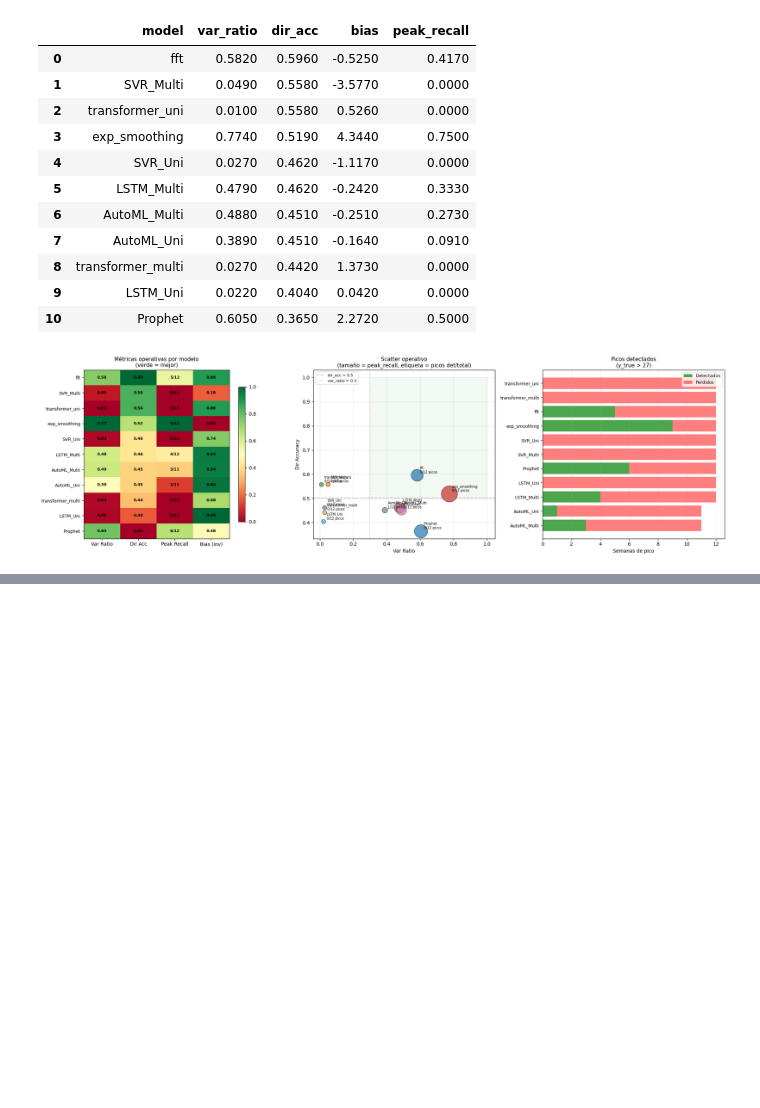
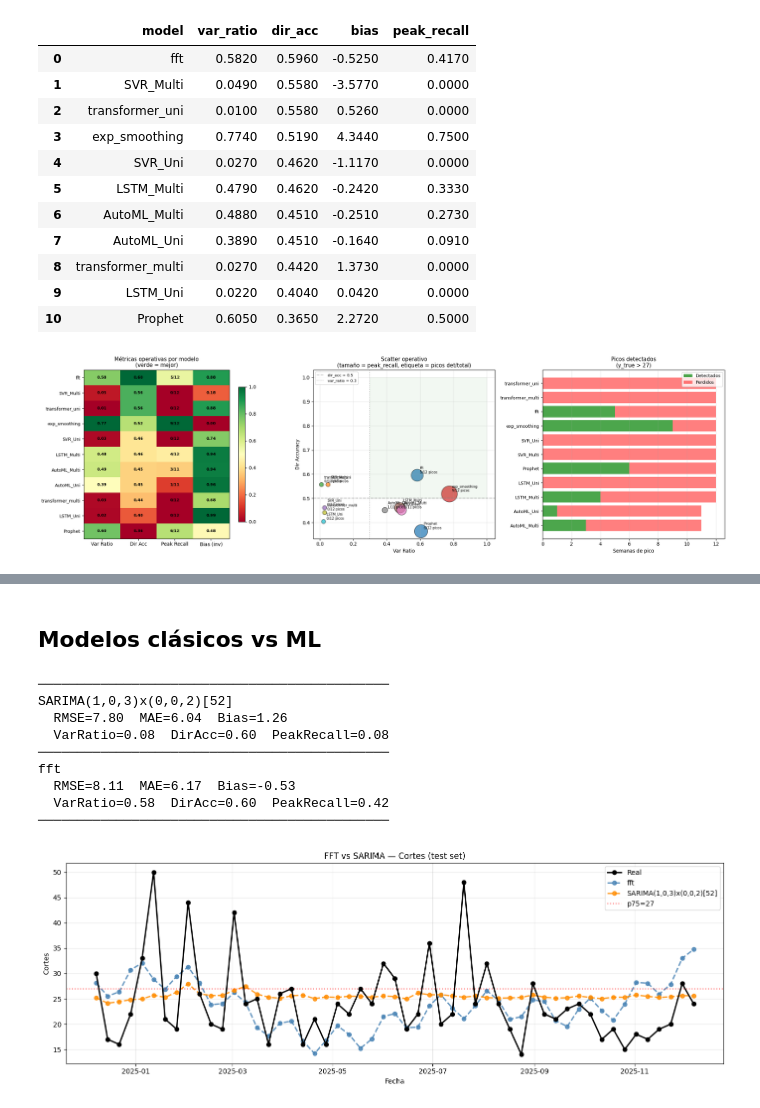
Before and after one commit to nataliamarinn/series_de_tiempo_austral, a Jupyter notebook: TP2_series_grupo_3.ipynb, the cells around one changed output, grey strips where cells are left out. Cells and saved outputs as stored; diff of their text form; code cells hidden in the pictures; blank space fills up the shorter version.

```diff
--- a/TP2_series_grupo_3.ipynb
+++ b/TP2_series_grupo_3.ipynb
@@ -298,0 +318,2 @@ plt.show()
+# %% [markdown]
+## Modelos clásicos vs ML
@@ -298,0 +349,68 @@ plt.show()
+# %%
+# ── armar dataframe con mismo formato que predictions_*.csv ─────────
+sarima_pred = pd.DataFrame({
+    'model': 'SARIMA(1,0,3)x(0,0,2)[52]',
+    'serie': 'Cortes',
+    'date':  y_test.index,
+    'y_true': y_test.values,
+    'y_pred': fc.values
+})
+
+# ── agregar al df de predicciones ya cargado ─────────────────────────
+cortes_completo = pd.concat([cortes, sarima_pred], ignore_index=True)
+# %%
+modelos_cmp = ['fft', 'SARIMA(1,0,3)x(0,0,2)[52]']
+
+subset = cortes_completo[cortes_completo['model'].isin(modelos_cmp)].copy()
+
+# ── métricas ─────────────────────────────────────────────────────────
+print("─" * 45)
+for model, grp in subset.groupby('model'):
+    grp = grp.sort_values('date')
+    rmse = np.sqrt(((grp['y_true'] - grp['y_pred'])**2).mean())
+    mae  = (grp['y_true'] - grp['y_pred']).abs().mean()
+    bias = (grp['y_pred'] - grp['y_true']).mean()
+    var_ratio = grp['y_pred'].std() / grp['y_true'].std()
+    dy_true = grp['y_true'].diff().dropna()
+    dy_pred = grp['y_pred'].diff().dropna()
+    dir_acc = (np.sign(dy_true.values) == np.sign(dy_pred.values)).mean()
+    mask = grp['y_true'] > umbral
+    peak_recall = (grp['y_pred'][mask] > umbral).mean() if mask.sum() > 0 else np.nan
+    print(f"{model}")
+    print(f"  RMSE={rmse:.2f}  MAE={mae:.2f}  Bias={bias:.2f}")
+    print(f"  VarRatio={var_ratio:.2f}  DirAcc={dir_acc:.2f}  PeakRecall={peak_recall:.2f}")
+    print("─" * 45)
+
+# ── plot ─────────────────────────────────────────────────────────────
+colors = {'fft': 'steelblue', 'SARIMA(1,0,3)x(0,0,2)[52]': 'darkorange'}
+
+fig, ax = plt.subplots(figsize=(14, 5))
+
+# real (tomar de cualquiera de los dos)
+real = subset[subset['model'] == 'fft'].sort_values('date')
+ax.plot(real['date'], real['y_true'], 'k-o', lw=2, label='Real', zorder=10)
+
+for model in modelos_cmp:
+    grp = subset[subset['model'] == model].sort_values('date')
+    ax.plot(grp['date'], grp['y_pred'], '--o', lw=2,
+            color=colors[model], label=model, alpha=0.85)
+
+ax.axhline(umbral, color='red', linestyle=':', alpha=0.6, label=f'p75={umbral:.0f}')
+ax.set_title('FFT vs SARIMA — Cortes (test set)')
+ax.set_xlabel('Fecha')
+ax.set_ylabel('Cortes')
+ax.legend()
+ax.grid(True, alpha=0.3)
+plt.tight_layout()
+plt.show()
+# %% [output]
+─────────────────────────────────────────────
+SARIMA(1,0,3)x(0,0,2)[52]
+  RMSE=7.80  MAE=6.04  Bias=1.26
+  VarRatio=0.08  DirAcc=0.60  PeakRecall=0.08
+─────────────────────────────────────────────
+fft
+  RMSE=8.11  MAE=6.17  Bias=-0.53
+  VarRatio=0.58  DirAcc=0.60  PeakRecall=0.42
+─────────────────────────────────────────────
+[figure, added]
```
Also changed, not shown: parts of 10 cells of this notebook.
